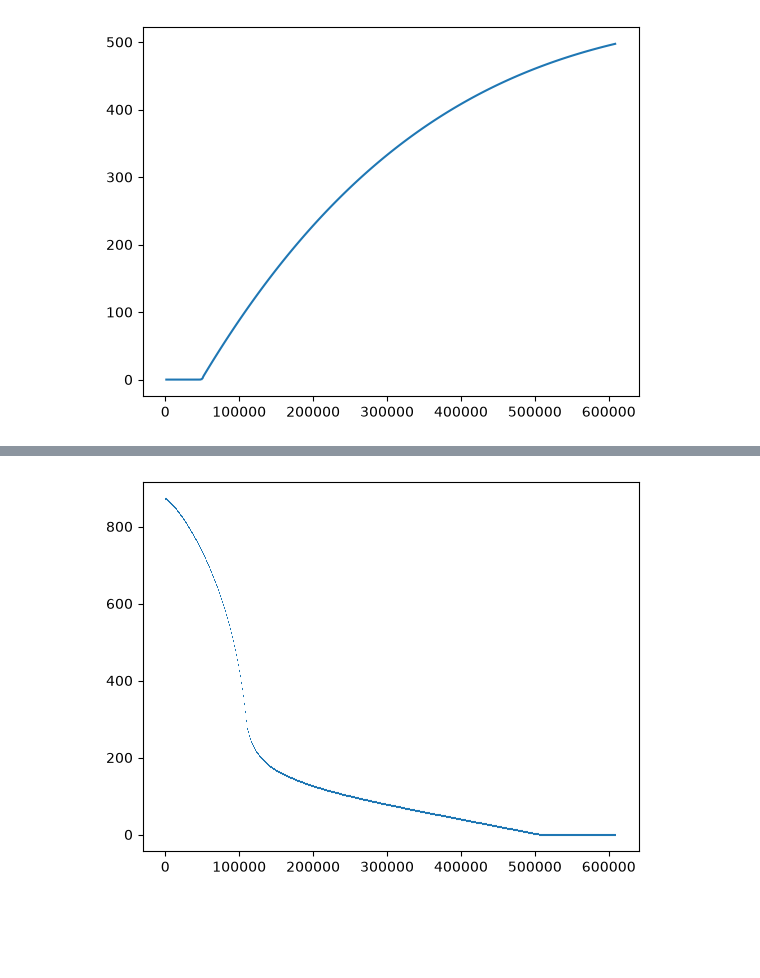
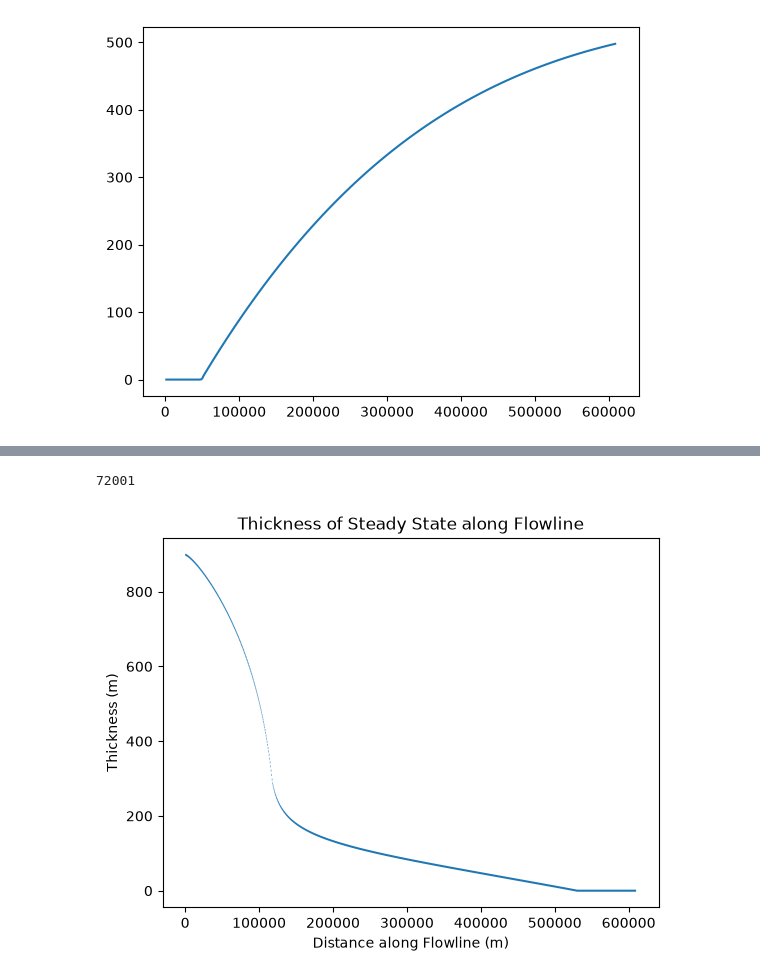
Before and after one commit to AdaKuhtz/1d_calving_experiment, a Jupyter notebook: mismipp_dual_1d_steady_state.ipynb, the cells around one changed output, grey strips where cells are left out. Saved outputs shown, nothing was run; the diff lists cells and outputs as text; code cells hidden in the pictures; blank space fills up the shorter version.

```diff
--- a/mismipp_dual_1d_steady_state.ipynb
+++ b/mismipp_dual_1d_steady_state.ipynb
@@ -416,7 +416,7 @@ Main driver:
 
 method = irksome.BackwardEuler()
 t = Constant(0.0)
-timestep = 0.2
+timestep = 1/12
 dt = Constant(timestep)
 
 fparams = {"quadrature_degree": 8}
@@ -558,0 +538,3 @@ def end_of_glacier_node(f):
+# %%
+def integrate(func):
+    return fd.assemble(func* dx)
@@ -831,16 +587,17 @@ terminus_development(terminus_velocities)
 # %%
+# plot of terminus position
+
 terminus_positions = []
-for w in ws2:
-    h1 = w.sub(3)
-    node = end_of_glacier_node(h1)
-    u_at_points = u.dat.data_ro
+for w in ws:
+    h = w.sub(3)
+    node = end_of_glacier_fast(h)
 
     if node == 'empty':
-        terminus_positions = terminus_positions
+        terminus_positions += [lx]
     else:
-        terminus_positions += [u_at_points[node]]
+        terminus_positions += [node]
 
-print(terminus_positions)
+# print(terminus_positions)
 
-terminus_development(terminus_positions)
+glacier_over_time(terminus_positions, "Position (m) of Terminus");
 # %% [output]
@@ -851,0 +605,14 @@ u, M, τ, h = w.subfunctions # w is a field consisting of velocity, membrane str
+# %%
+volume_list = []
+for w in ws:
+    h = w.sub(3)
+    volume_list += [integrate(h)]
+
+n = len(volume_list)
+x_list = np.arange(n)
+_, ax = plt.subplots()
+ax.set_title(f"Volume of Glacier over Time")
+ax.set_xlabel("Timesteps (month)")
+ax.set_ylabel(f"Volume (m^2)")
+plt.grid()
+ax.plot(x_list, volume_list);
@@ -852,8 +621,15 @@ u, M, τ, h = w.subfunctions # w is a field consisting of velocity, membrane str
+# %%
+print(len(volume_list))
+# %% [output]
+72001
 # %%
 # a plot of the thickness function
-fig, axes = plt.subplots()
-fd.plot(h, axes=axes);
+fig, ax = plt.subplots()
+ax.set_title("Thickness of Steady State along Flowline")
+ax.set_xlabel("Distance along Flowline (m)")
+ax.set_ylabel("Thickness (m)")
+fd.plot(h, axes=ax);
 # %% [output]
-[figure, old version]
+[figure, new version]
 # %%
 # a plot of the velocity function
```
Also changed, not shown: parts of 41 cells of this notebook, 3 other files.
